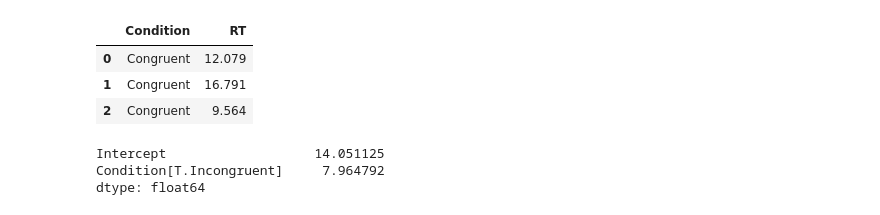
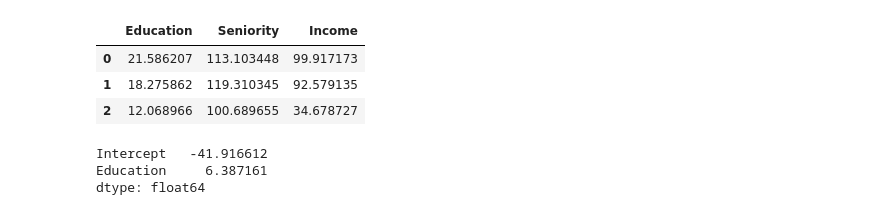
Before and after one commit to UCSD-CSS2/ucsd-css2-website, a Jupyter notebook: _sources/lectures/interactive.ipynb, the cells around one changed output. Drawn from its saved outputs; the diff is of its cells as text; code cells hidden in the pictures.

```diff
--- a/_sources/lectures/interactive.ipynb
+++ b/_sources/lectures/interactive.ipynb
@@ -10,17 +10,17 @@ import statsmodels.formula.api as smf
 %matplotlib inline
 %config InlineBackend.figure_format = 'retina'
 # %%
-df_stroop = pd.read_csv("data/models/stroop.csv")
-df_stroop.head(3)
+df_income = pd.read_csv("data/models/income.csv")
+df_income.head(3)
 # %% [output]
-|  | Condition | RT |
-| 0 | Congruent | 12.079 |
-| 1 | Congruent | 16.791 |
-| 2 | Congruent | 9.564 |
+|  | Education | Seniority | Income |
+| 0 | 21.586207 | 113.103448 | 99.917173 |
+| 1 | 18.275862 | 119.310345 | 92.579135 |
+| 2 | 12.068966 | 100.689655 | 34.678727 |
 # %%
-mod_stroop = smf.ols(data = df_stroop, formula = "RT ~ Condition").fit()
-mod_stroop.params
+mod_edu = smf.ols(data = df_income, formula = "Income ~ Education").fit()
+mod_edu.params
 # %% [output]
-Intercept                   14.051125
-Condition[T.Incongruent]     7.964792
+Intercept   -41.916612
+Education     6.387161
 dtype: float64
```
Also changed, not shown: parts of 22 cells of this notebook, 56 other files.
